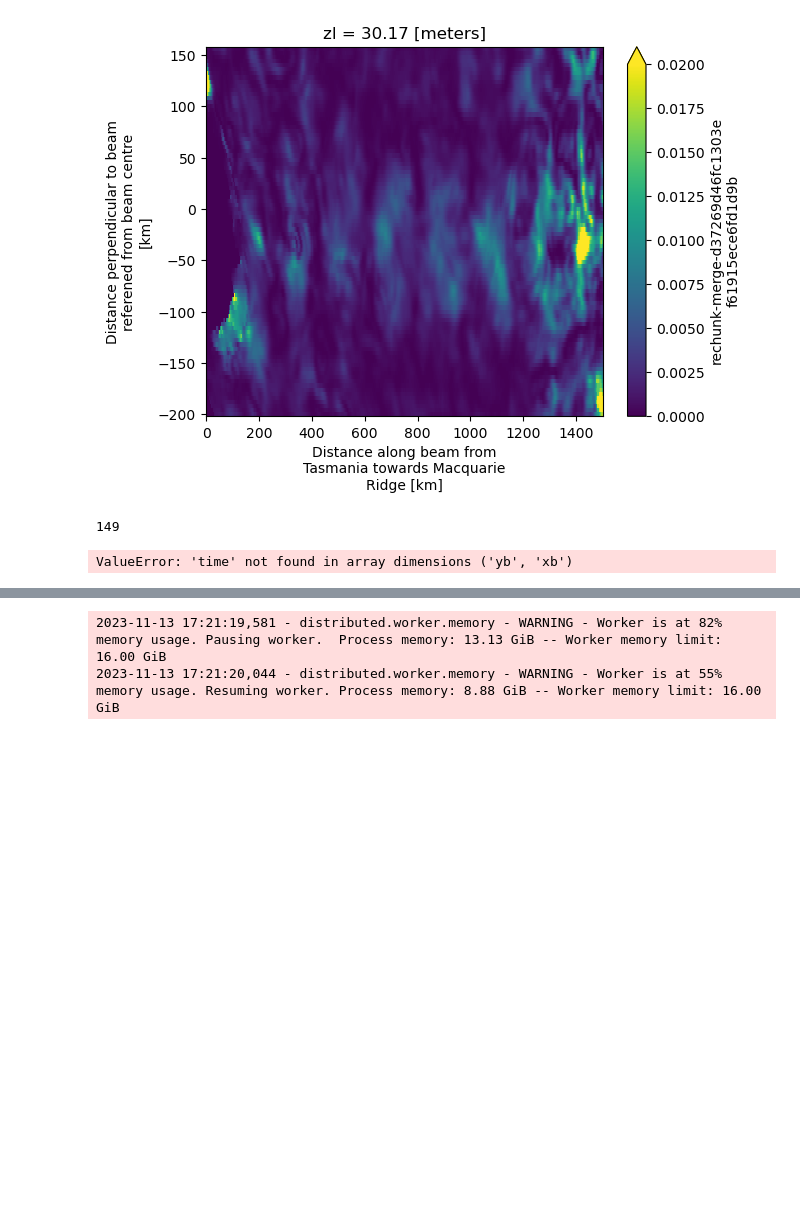
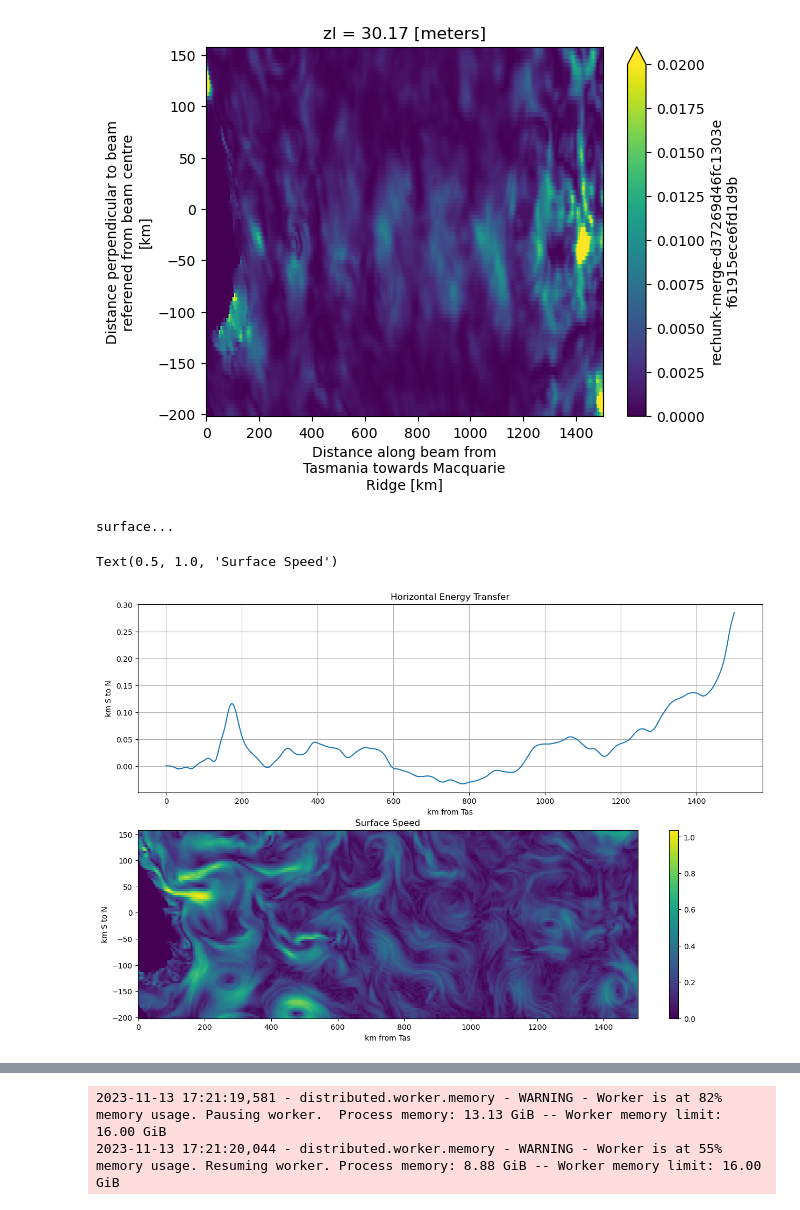
Before and after one commit to ashjbarnes/tasman-tides, a Jupyter notebook: notebooks/analysis/draft horizontal flux.ipynb, the cells around one changed output, grey strips where cells are left out. Drawn from its saved outputs; the diff is of its cells as text; code cells hidden in the pictures; blank space fills up the shorter version.

```diff
--- a/notebooks/analysis/draft horizontal flux.ipynb
+++ b/notebooks/analysis/draft horizontal flux.ipynb
@@ -53,10 +110,6 @@ uf = filter(
 # %% [output]
 <matplotlib.collections.QuadMesh at 0x...>
 [figure]
-# %%
-int(m2 * 12)
-# %% [output]
-149
 # %%
 m2 = 360 / 28.984104 ## Period of m2 in hours
 m2f = 1/ m2    ## Frequency of m2 in radians per hour
@@ -69,30 +122,55 @@ v = v.fillna(0)
 
 averaging_window = int(12 * m2) ## this comes out to be 149.0472 hours, so close enough to a multiple of tidal periods
 
-uf = filter(
-    u.sel(
-        time = slice(t0 + i,t0 + i + m2 * 12)
-        ),
-    m2f)
-vf = filter(
-    v.sel(
-        time = slice(t0 + i,t0 + i + m2 * 12)
-        ),
-    m2f)
+def hef(u,v,i):
 
-dux = u.mean("time").differentiate("xb")
-dvy = v.mean("time").differentiate("yb")
-duy = u.mean("time").differentiate("yb")
-dvx = v.mean("time").differentiate("xb")
+    u_ = u.sel(
+            time = slice(t0 + i,t0 + i + m2 * 12)
+            ).chunk({"time":-1}).drop(["lat","lon"])
+    v_ = v.sel(
+            time = slice(t0 + i,t0 + i + m2 * 12)
+            ).chunk({"time":-1}).drop(["lat","lon"])
 
-nstress_u = (uf * uf).mean("time")
-nstress_v = (vf * vf).mean("time")
-n_strain = dux - duy
+    uf = filter(
+        u_,
+        m2f)
+    vf = filter(
+        v_,
+        m2f)
 
-shear = (uf * vf).mean("time")
-shear_strain = duy + dvx
+    dux = u_.mean("time").differentiate("xb")
+    dvy = v_.mean("time").differentiate("yb")
+    duy = u_.mean("time").differentiate("yb")
+    dvx = v_.mean("time").differentiate("xb")
 
-total = (nstress_u - nstress_v) * n_strain - shear * shear_strain
+    nstress_u = (uf * uf).mean("time")
+    nstress_v = (vf * vf).mean("time")
+    n_strain = dux - duy
+
+    shear = (uf * vf).mean("time")
+    shear_strain = duy + dvx
+    return ((nstress_u - nstress_v) * n_strain - shear * shear_strain).isel(zl = slice(0,50)).integrate("zl")
+# total = (nstress_u - nstress_v) * n_strain - shear * shear_strain
 # total.integrate("zl").plot()
-# %% [output]
-ValueError: 'time' not found in array dimensions ('yb', 'xb')
+# %%
+fig, axs = plt.subplots(2, 1, figsize=(15, 10))
+
+# total = hef(u,v,10).persist()
+# total.plot(ax = axs[0],vmin = -0.2,vmax = 0.2,cmap = "RdBu")
+total.mean("yb").cumsum("xb").plot(ax = axs[0])
+
+axs[0].set_xlabel('km from Tas')
+axs[0].set_ylabel('km S to N')
+axs[0].set_title('Horizontal Energy Transfer')
+print("surface...")
+## put gridlines on plot
+axs[0].grid(True, which='both')
+# speed = np.sqrt(u**2 + v**2).sel(time = t0 + i + m2 * 6,method = "nearest").isel(zl = 0).persist()
+speed.plot(ax = axs[1])
+axs[1].set_xlabel('km from Tas')
+axs[1].set_ylabel('km S to N')
+axs[1].set_title('Surface Speed')
+# %% [output]
+surface...
+Text(0.5, 1.0, 'Surface Speed')
+[figure, added]
```
Also changed, not shown: parts of 11 cells of this notebook, 2 other files.
